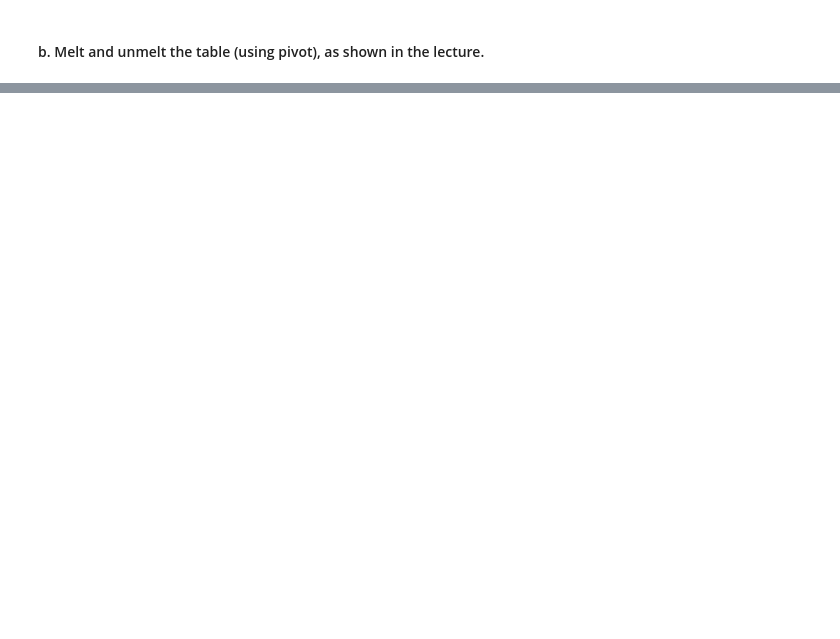
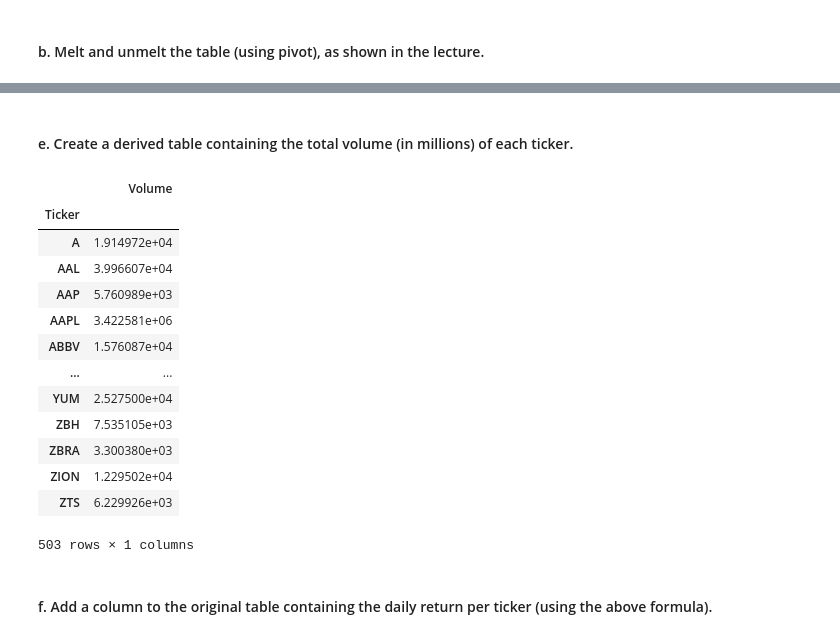
Before and after one commit to jeffsnguyen/Python, a Jupyter notebook: Level_8/Homework/8_2_6.ipynb, the cells around one changed output, grey strips where cells are left out. Drawn from its saved outputs; the diff is of its cells as text; code cells hidden in the pictures; blank space fills up the shorter version.

```diff
--- a/Level_8/Homework/8_2_6.ipynb
+++ b/Level_8/Homework/8_2_6.ipynb
@@ -122,0 +205,22 @@ hist.stack(level=0).unstack()
+# %% [markdown]
+#### e. Create a derived table containing the total volume (in millions) of each ticker.
+# %%
+totalVolume = hist.groupby(by=['Ticker']).agg({'Volume':np.sum}).apply(lambda x:x*1e-6)
+totalVolume
+# %% [output]
+|  | Volume |
+| Ticker |  |
+| A | 1.914972e+04 |
+| AAL | 3.996607e+04 |
+| AAP | 5.760989e+03 |
+| AAPL | 3.422581e+06 |
+| ABBV | 1.576087e+04 |
+| ... | ... |
+| YUM | 2.527500e+04 |
+| ZBH | 7.535105e+03 |
+| ZBRA | 3.300380e+03 |
+| ZION | 1.229502e+04 |
+| ZTS | 6.229926e+03 |
+503 rows × 1 columns
+# %% [markdown]
+#### f. Add a column to the original table containing the daily return per ticker (using the above formula).
```
Also changed, not shown: parts of 9 cells of this notebook.
